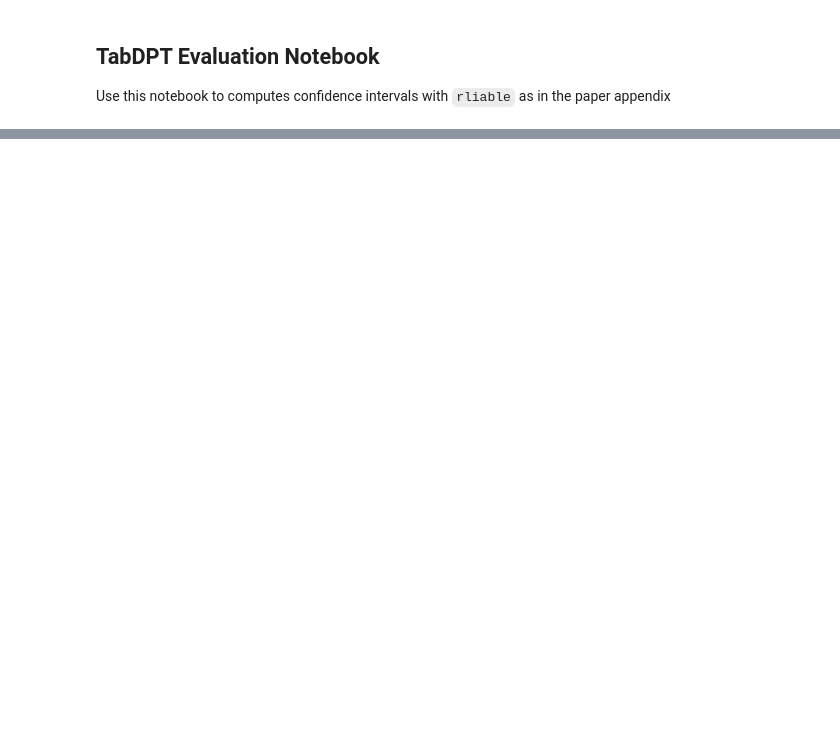
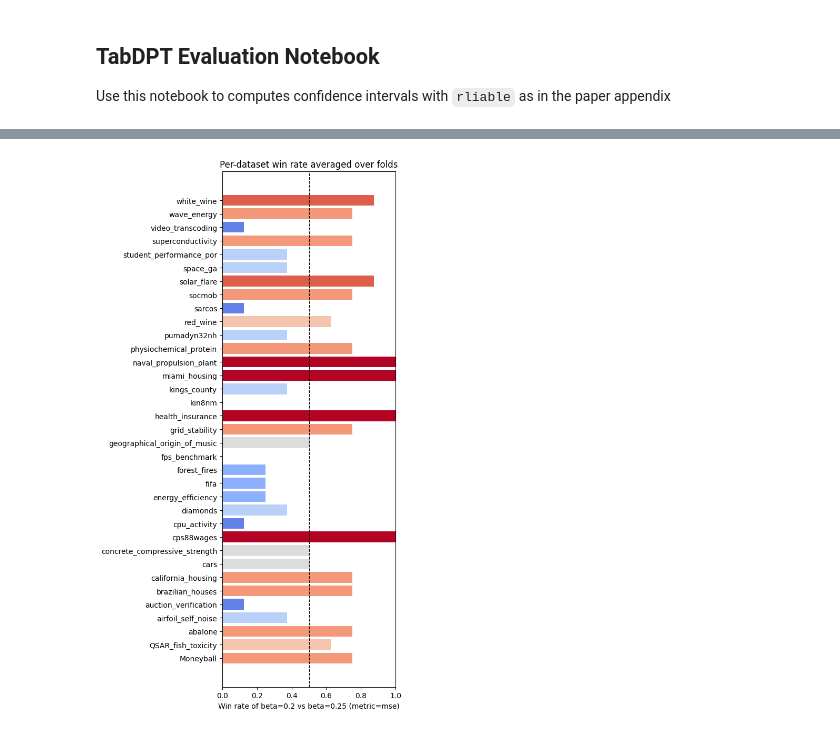
Before and after one commit to layer6ai-labs/TabDPT-inference, a Jupyter notebook: notebooks/analysis.ipynb, the cells around one changed output, grey strips where cells are left out. Saved outputs shown, nothing was run; the diff lists cells and outputs as text; code cells hidden in the pictures; blank space fills up the shorter version.

```diff
--- a/notebooks/analysis.ipynb
+++ b/notebooks/analysis.ipynb
@@ -98,0 +304,45 @@ all_cis
+# %%
+# Pairwise beta-vs-beta winrate matrix (averaged over folds)
+beta_a = 0.2
+beta_b = 0.25
+metric_matrix = "mse"
+higher_better = best_is_higher.get(metric_matrix, False)
+
+import matplotlib.pyplot as plt
+import numpy as np
+
+sub = df[df["beta"].isin([beta_a, beta_b]) & df[metric_matrix].notna()].copy()
+if sub.empty:
+    print("No data for selected betas/metric")
+else:
+    # Pivot: rows = name, cols = (fold, beta)
+    pivot = sub.pivot_table(index="name", columns=["fold", "beta"], values=metric_matrix, aggfunc="mean")
+    names = pivot.index
+    folds = sorted({c[0] for c in pivot.columns})
+
+    def compare(row):
+        wins = []
+        for f in folds:
+            a = row.get((f, beta_a))
+            b = row.get((f, beta_b))
+            if np.isnan(a) or np.isnan(b):
+                continue
+            if higher_better:
+                wins.append(1.0 if a > b else 0.0 if a < b else 0.5)
+            else:
+                wins.append(1.0 if a < b else 0.0 if a > b else 0.5)
+        return np.mean(wins) if wins else np.nan
+
+    win_rates = names.to_series().apply(lambda n: compare(pivot.loc[n]))
+
+    fig, ax = plt.subplots(figsize=(6, len(names)*0.25 + 2))
+    cmap = plt.get_cmap('coolwarm')
+    c = ax.barh(names, win_rates, color=[cmap((w)) if not np.isnan(w) else 'grey' for w in win_rates])
+    ax.set_xlim(0,1)
+    ax.axvline(0.5, color='k', linestyle='--', linewidth=1)
+    ax.set_xlabel(f"Win rate of beta={beta_a} vs beta={beta_b} (metric={metric_matrix})")
+    ax.set_title("Per-dataset win rate averaged over folds")
+    plt.tight_layout()
+    plt.show()
+# %% [output]
+[figure, added]
```
Also changed, not shown: parts of 8 cells of this notebook, 3 other files.
